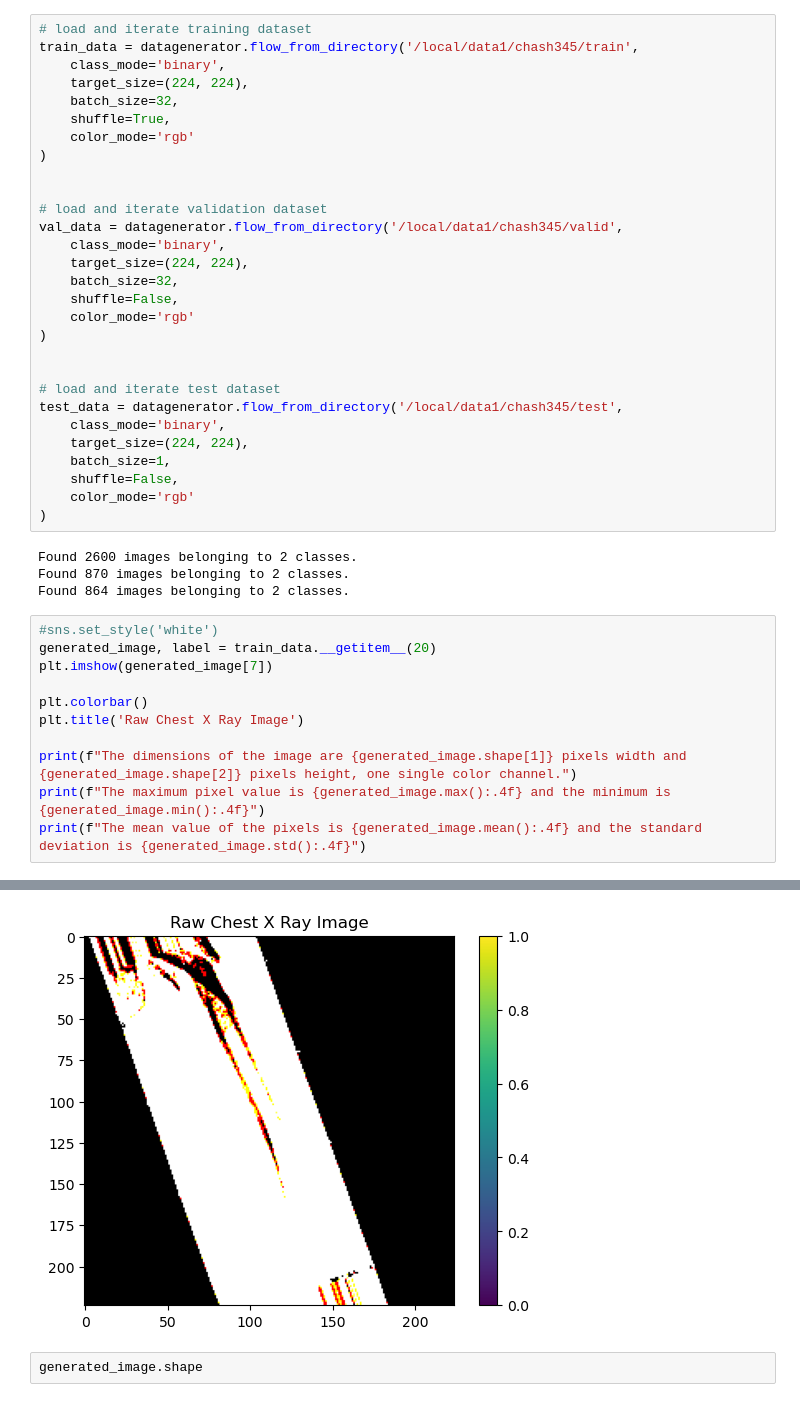
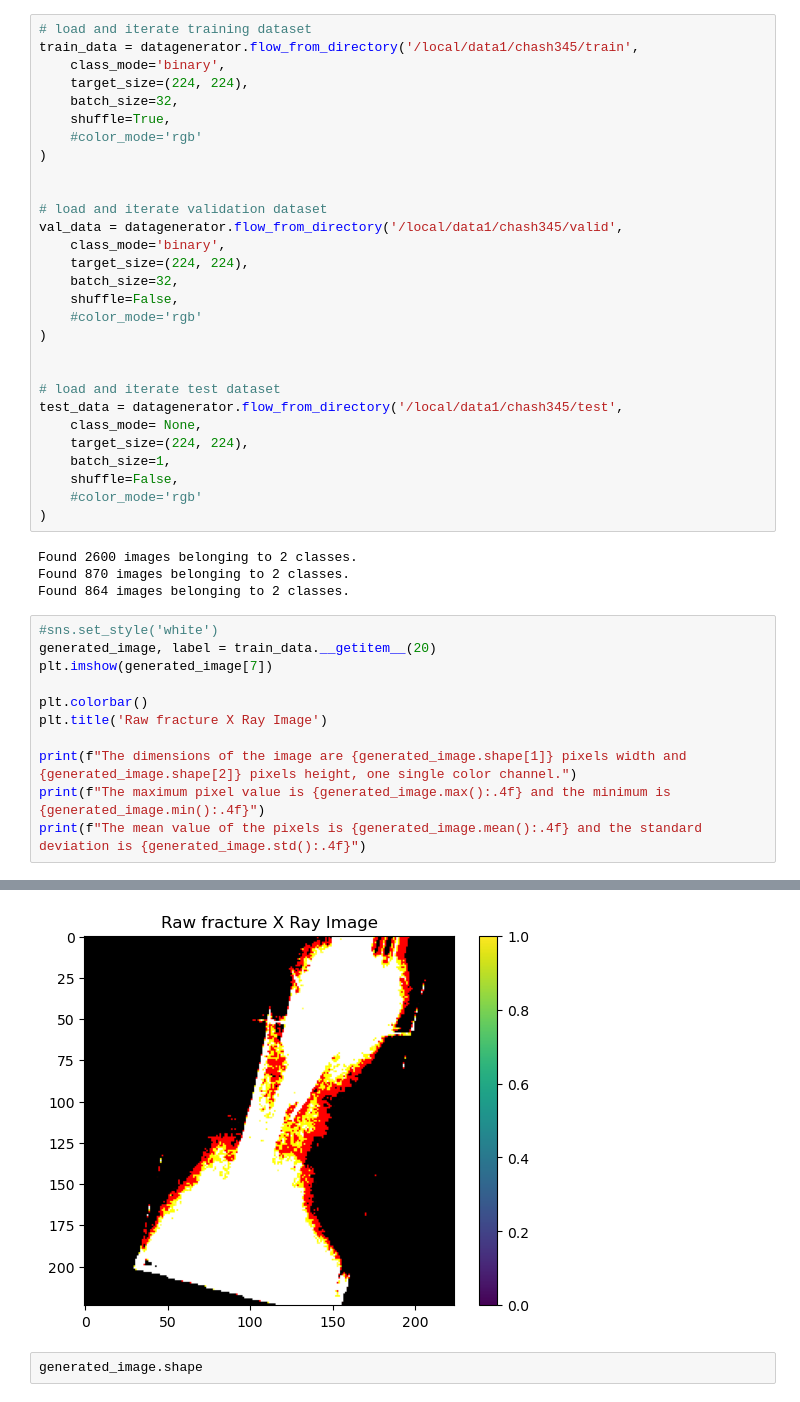
Before and after one commit to chayansraj/Vision-Transformer-Research, a Jupyter notebook: resnet/resnet.ipynb, the cells around one changed output, grey strips where cells are left out. Cells and saved outputs as stored; diff of their text form.

```diff
--- a/resnet/resnet.ipynb
+++ b/resnet/resnet.ipynb
@@ -40,7 +47,7 @@ train_data = datagenerator.flow_from_directory('/local/data1/chash345/train',
     target_size=(224, 224),
     batch_size=32,
     shuffle=True,
-    color_mode='rgb'
+    #color_mode='rgb'
 )
 
 
@@ -50,17 +57,17 @@ val_data = datagenerator.flow_from_directory('/local/data1/chash345/valid',
     target_size=(224, 224),
     batch_size=32,
     shuffle=False,
-    color_mode='rgb'
+    #color_mode='rgb'
 )
 
 
 # load and iterate test dataset
 test_data = datagenerator.flow_from_directory('/local/data1/chash345/test',
-    class_mode='binary',
+    class_mode= None,
     target_size=(224, 224),
     batch_size=1,
     shuffle=False,
-    color_mode='rgb'
+    #color_mode='rgb'
 )
 # %% [output]
 Found 2600 images belonging to 2 classes.
@@ -72,7 +79,7 @@ generated_image, label = train_data.__getitem__(20)
 plt.imshow(generated_image[7])
 
 plt.colorbar()
-plt.title('Raw Chest X Ray Image')
+plt.title('Raw fracture X Ray Image')
 
 print(f"The dimensions of the image are {generated_image.shape[1]} pixels width and {generated_image.shape[2]} pixels height, one single color channel.")
 print(f"The maximum pixel value is {generated_image.max():.4f} and the minimum is {generated_image.min():.4f}")
@@ -85,4 +92,4 @@ The mean value of the pixels is -23.1977 and the standard deviation is 88.1978
-[figure, old version]
+[figure, new version]
 # %%
 generated_image.shape
 # %% [output]
```
Also changed, not shown: parts of 6 cells of this notebook, 1 other file.
